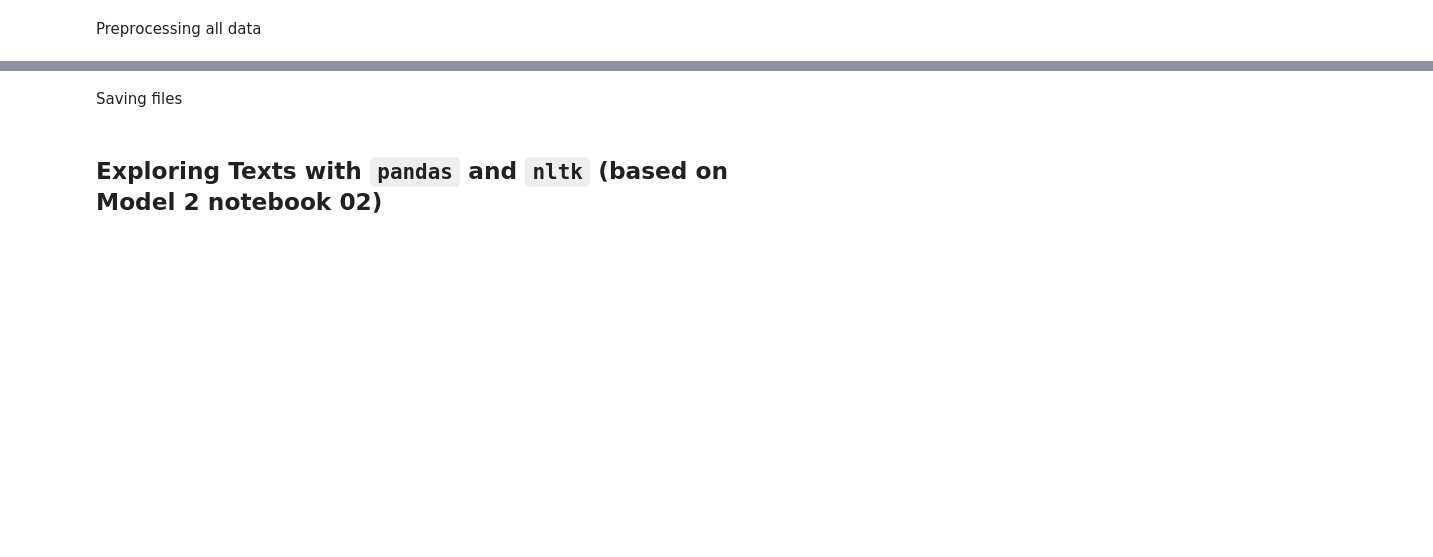
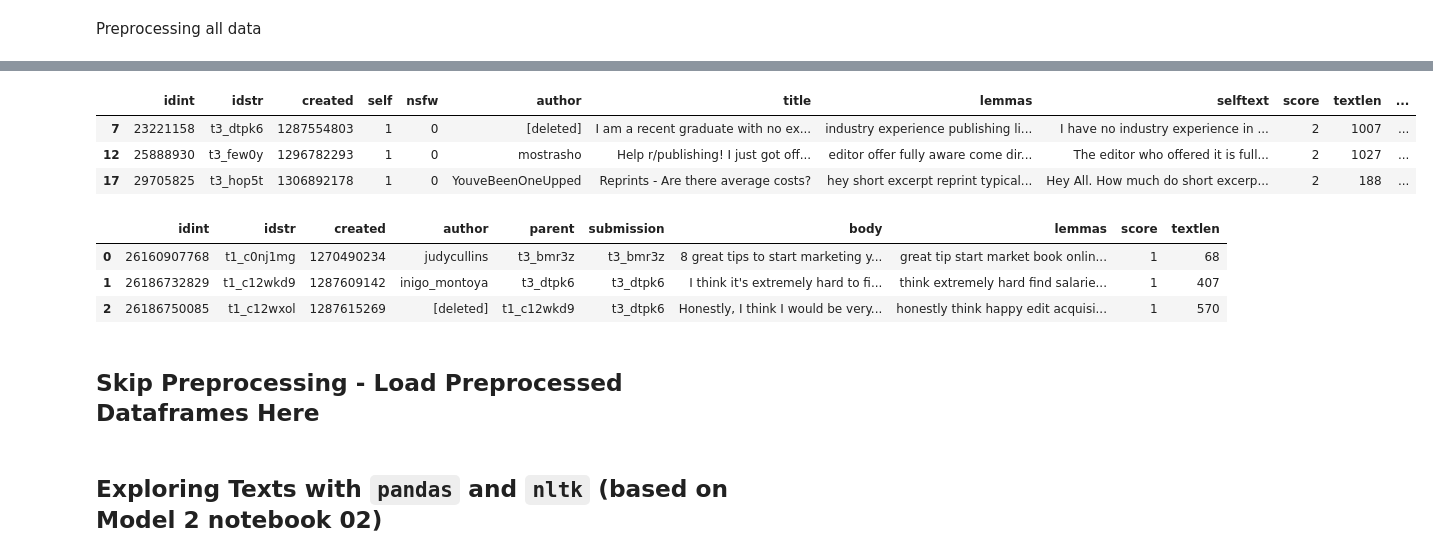
Before and after one commit to meiqingli/dssj_summer2022, a Jupyter notebook: dssj_publishing.ipynb, the cells around one changed output, grey strips where cells are left out. Saved outputs shown, nothing was run; the diff lists cells and outputs as text; code cells hidden in the pictures; blank space fills up the shorter version.

```diff
--- a/dssj_publishing.ipynb
+++ b/dssj_publishing.ipynb
@@ -393,7 +392,7 @@ Preprocessing all data
 # %%
 from gensim.models.phrases import Phrases, Phraser
 # %%
-_postsdef clean(token):
+def clean(token):
     """Helper function that specifies whether a token is:
         - punctuation
         - space
@@ -488,0 +607,24 @@ lemma_freq_df_comments.sort_values('count', ascending=False)[:30]
+# %%
+from gensim.models.phrases import Phrases, Phraser
+
+# Create bigram and trigram models for posts
+bigram_posts = Phrases(lemmas_posts, min_count=10, threshold=100)
+trigram_posts = Phrases(bigram_posts[lemmas_posts], min_count=10, threshold=50)
+bigram_phraser_posts = Phraser(bigram_posts)
+trigram_phraser_posts = Phraser(trigram_posts)
+
+# Form trigrams
+trigrams_posts = [trigram_phraser_posts[bigram_phraser_posts[doc]] for doc in lemmas_posts]
+
+# Create bigram and trigram models for comments
+bigram_comments = Phrases(lemmas_comments, min_count=10, threshold=100)
+trigram_comments = Phrases(bigram_comments[lemmas_comments], min_count=10, threshold=50)
+bigram_phraser_comments = Phraser(bigram_comments)
+trigram_phraser_comments = Phraser(trigram_comments)
+
+# Form trigrams
+trigrams_comments = [trigram_phraser_comments[bigram_phraser_comments[doc]] for doc in lemmas_comments]
+# %%
+# joins each into a string
+trigrams_joined_posts = [' '.join(trigram) for trigram in trigrams_posts]
+trigrams_joined_posts[0]
@@ -534,2 +666,0 @@ list(bigram_phraser_posts.phrasegrams.keys())[:10]
-# %% [markdown]
-Saving files
@@ -544,2 +667,14 @@ df_posts_noBlanks = df_posts_noBlanks[~df_posts_noBlanks['lemmas'].isin([''])]
 # %%
-df_posts_noBlanks.head()
+df_posts_noBlanks.head(3)
+# %% [output]
+|  | idint | idstr | created | self | nsfw | author | title | lemmas | selftext | score | textlen | ... |
+| 7 | 23221158 | t3_dtpk6 | 1287554803 | 1 | 0 | [deleted] | I am a recent graduate with no ex... | industry experience publishing li... | I have no industry experience in ... | 2 | 1007 | ... |
+| 12 | 25888930 | t3_few0y | 1296782293 | 1 | 0 | mostrasho | Help r/publishing! I just got off... | editor offer fully aware come dir... | The editor who offered it is full... | 2 | 1027 | ... |
+| 17 | 29705825 | t3_hop5t | 1306892178 | 1 | 0 | YouveBeenOneUpped | Reprints - Are there average costs? | hey short excerpt reprint typical... | Hey All. How much do short excerp... | 2 | 188 | ... |
+# %%
+df_comments_noBlanks.head(3)
+# %% [output]
+|  | idint | idstr | created | author | parent | submission | body | lemmas | score | textlen |
+| 0 | 26160907768 | t1_c0nj1mg | 1270490234 | judycullins | t3_bmr3z | t3_bmr3z | 8 great tips to start marketing y... | great tip start market book onlin... | 1 | 68 |
+| 1 | 26186732829 | t1_c12wkd9 | 1287609142 | inigo_montoya | t3_dtpk6 | t3_dtpk6 | I think it's extremely hard to fi... | think extremely hard find salarie... | 1 | 407 |
+| 2 | 26186750085 | t1_c12wxol | 1287615269 | [deleted] | t1_c12wkd9 | t3_dtpk6 | Honestly, I think I would be very... | honestly think happy edit acquisi... | 1 | 570 |
@@ -546,3 +685,5 @@ df_posts_noBlanks.head()
+# %% [markdown]
+## Skip Preprocessing - Load Preprocessed Dataframes Here
 # %% [markdown]
 ## Exploring Texts with `pandas` and `nltk` (based on Model 2 notebook 02)
 # %%
```
Also changed, not shown: parts of 61 cells of this notebook.
